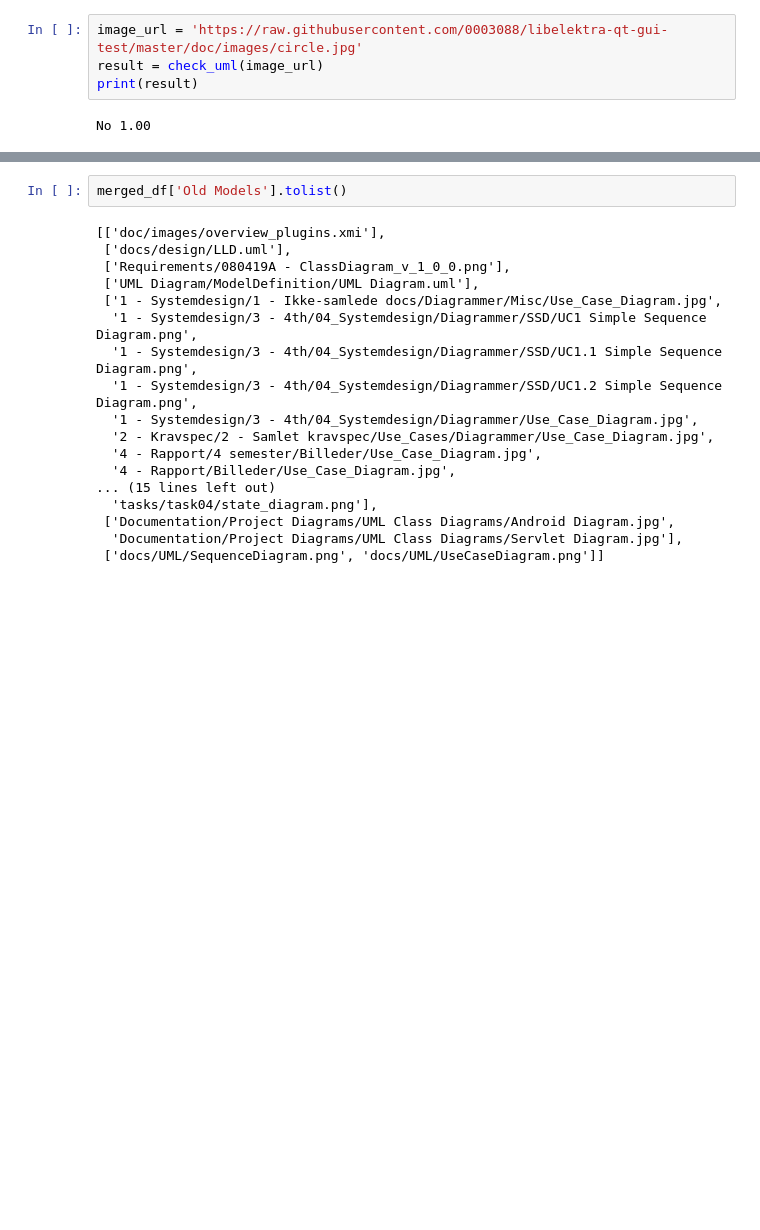
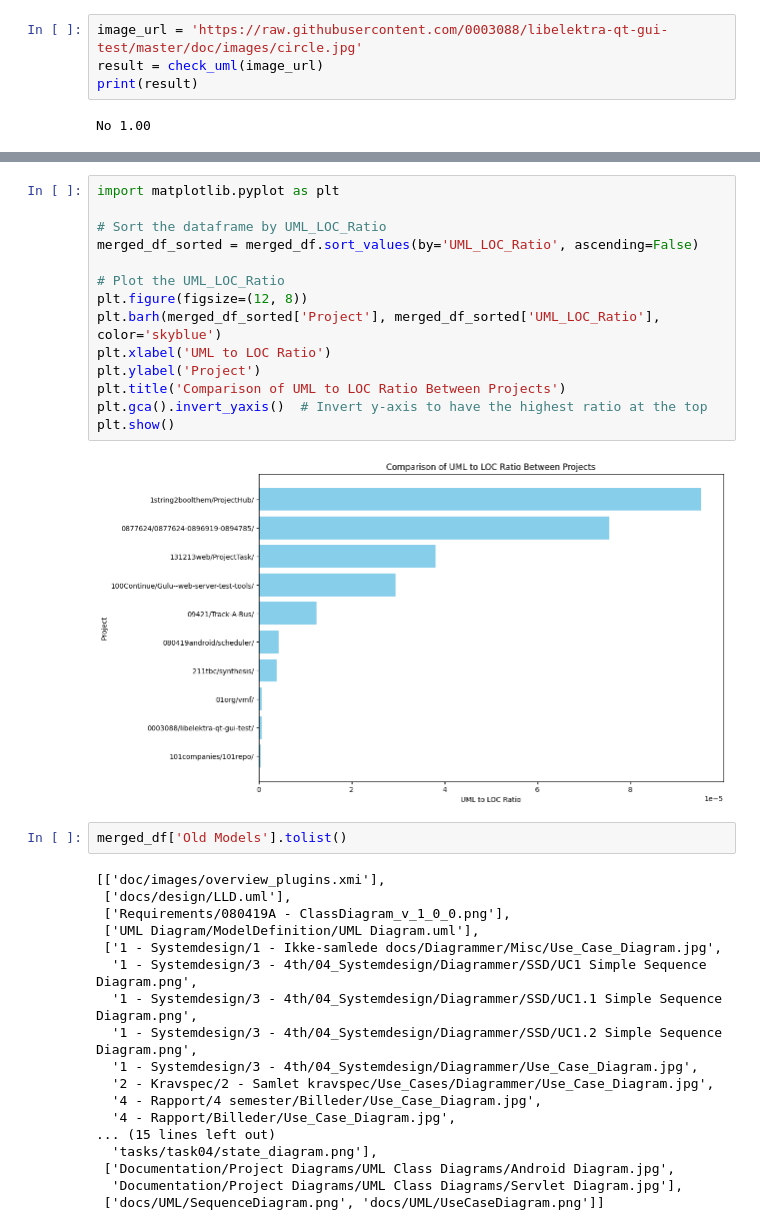
Before and after one commit to zakipauzi/uml_code_traceability, a Jupyter notebook: get_repos.ipynb, the cells around one changed output, grey strips where cells are left out. Drawn from its saved outputs; the diff is of its cells as text; blank space fills up the shorter version.

```diff
--- a/get_repos.ipynb
+++ b/get_repos.ipynb
@@ -382,3 +418,19 @@ merged_df
+# %%
+import matplotlib.pyplot as plt
+
+# Sort the dataframe by UML_LOC_Ratio
+merged_df_sorted = merged_df.sort_values(by='UML_LOC_Ratio', ascending=False)
+
+# Plot the UML_LOC_Ratio
+plt.figure(figsize=(12, 8))
+plt.barh(merged_df_sorted['Project'], merged_df_sorted['UML_LOC_Ratio'], color='skyblue')
+plt.xlabel('UML to LOC Ratio')
+plt.ylabel('Project')
+plt.title('Comparison of UML to LOC Ratio Between Projects')
+plt.gca().invert_yaxis()  # Invert y-axis to have the highest ratio at the top
+plt.show()
+# %% [output]
+[figure, added]
 # %%
 merged_df['Old Models'].tolist()
 # %% [output]
```
Also changed, not shown: parts of 3 cells of this notebook, 2 other files.
